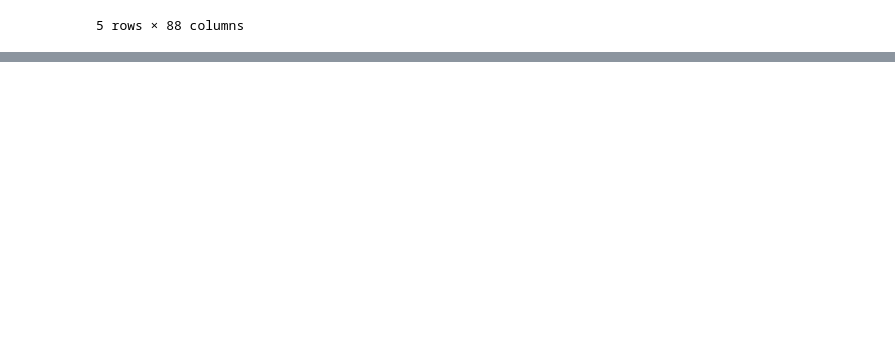
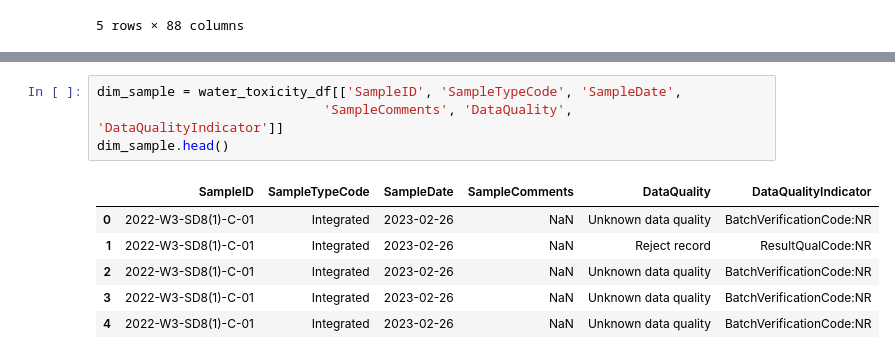
Before and after one commit to WasikulIslam1/WaterToxicityProject, a Jupyter notebook: scripts/ETL.ipynb, the cells around one changed output, grey strips where cells are left out. Drawn from its saved outputs; the diff is of its cells as text; blank space fills up the shorter version.

```diff
--- a/scripts/ETL.ipynb
+++ b/scripts/ETL.ipynb
@@ -188,0 +141,11 @@ print(date_dimension.head())
+# %%
+dim_sample = water_toxicity_df[['SampleID', 'SampleTypeCode', 'SampleDate',
+                             'SampleComments', 'DataQuality', 'DataQualityIndicator']]
+dim_sample.head()
+# %% [output]
+|  | SampleID | SampleTypeCode | SampleDate | SampleComments | DataQuality | DataQualityIndicator |
+| 0 | 2022-W3-SD8(1)-C-01 | Integrated | 2023-02-26 | NaN | Unknown data quality | BatchVerificationCode:NR |
+| 1 | 2022-W3-SD8(1)-C-01 | Integrated | 2023-02-26 | NaN | Reject record | ResultQualCode:NR |
+| 2 | 2022-W3-SD8(1)-C-01 | Integrated | 2023-02-26 | NaN | Unknown data quality | BatchVerificationCode:NR |
+| 3 | 2022-W3-SD8(1)-C-01 | Integrated | 2023-02-26 | NaN | Unknown data quality | BatchVerificationCode:NR |
+| 4 | 2022-W3-SD8(1)-C-01 | Integrated | 2023-02-26 | NaN | Unknown data quality | BatchVerificationCode:NR |
```
Also changed, not shown: parts of 14 cells of this notebook, 4 other files.
